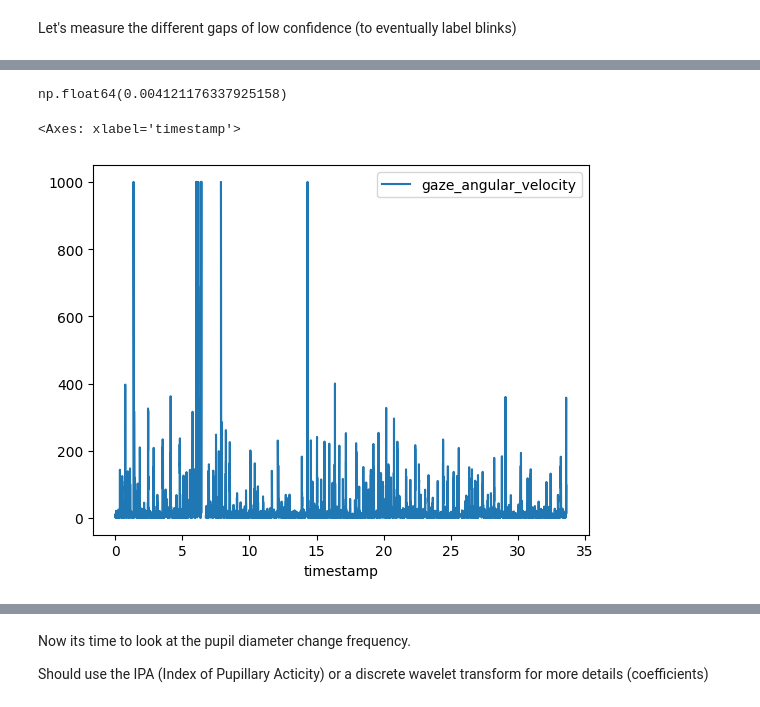
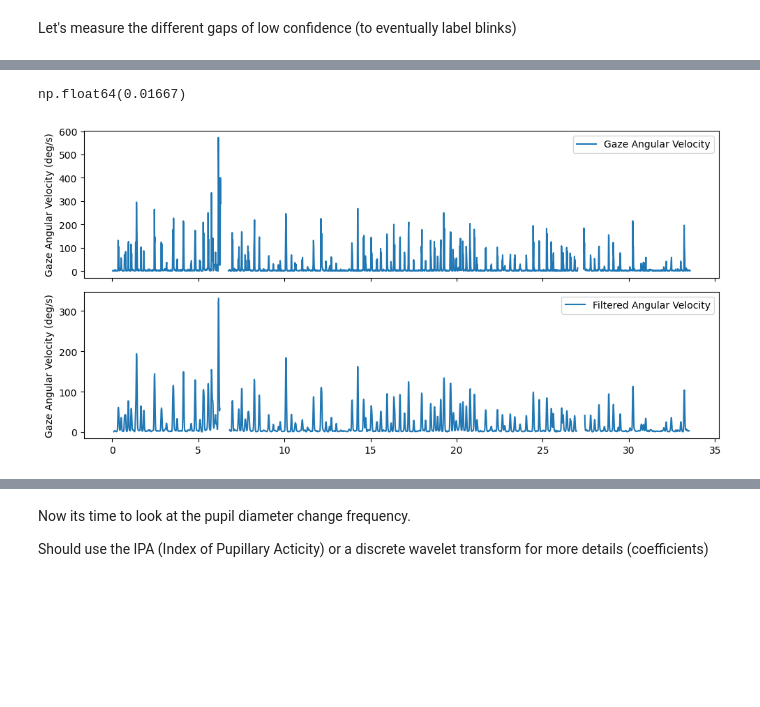
Before and after one commit to Alex0021/thesis-adaptive-swarm-interfaces, a Jupyter notebook: research/cognitive_load_models/notebooks/01_explore_datasets.ipynb, the cells around one changed output, grey strips where cells are left out. Saved outputs shown, nothing was run; the diff lists cells and outputs as text; code cells hidden in the pictures; blank space fills up the shorter version.

```diff
--- a/research/cognitive_load_models/notebooks/01_explore_datasets.ipynb
+++ b/research/cognitive_load_models/notebooks/01_explore_datasets.ipynb
@@ -464,26 +345,26 @@ Name: (id, min), dtype: int64
 # %%
 # Lets remove the last samples because meaningless here
-inter_merged_eye_df = pd.merge(inter_pupil_df[['timestamp', 'pupil_diameter_mm', 'interpolated']], interpolated_gaze_df, on='timestamp', how='inner', suffixes=('_pupil', '_gaze'))
-inter_merged_eye_df = inter_merged_eye_df[:-50]
+inter_merged_eye_df = pd.merge(inter_pupil_df[['timestamp', 'pupil_diameter_mm', 'interpolated', 'pupil_confidence']], interpolated_gaze_df, on='timestamp', how='inner', suffixes=('_pupil', '_gaze'))
+inter_merged_eye_df = inter_merged_eye_df[:-10]
 print(f"Final samples number for interpolated gaze & pupil: {len(inter_merged_eye_df)}")
 
 fig, axs = plt.subplots(2,1,figsize=(10, 5), sharex=True)
 axs[0].plot(inter_merged_eye_df['timestamp'], inter_merged_eye_df['gaze_angle_delta_deg'])
-inter_merged_eye_df['transistion_gaze'] = inter_merged_eye_df['interpolated_gaze'] != inter_merged_eye_df['interpolated_gaze'].shift(1)
-grouped_eye_data = inter_merged_eye_df.groupby(inter_merged_eye_df['transistion_gaze'].cumsum())
-for name, group in grouped_eye_data:
-    if group.iloc[0]['interpolated_gaze']:
-        axs[0].plot(group['timestamp'], group['gaze_angle_delta_deg'], color='orange')
+# inter_merged_eye_df['transistion_gaze'] = inter_merged_eye_df['interpolated_gaze'] != inter_merged_eye_df['interpolated_gaze'].shift(1)
+# grouped_eye_data = inter_merged_eye_df.groupby(inter_merged_eye_df['transistion_gaze'].cumsum())
+# for name, group in grouped_eye_data:
+#     if group.iloc[0]['interpolated_gaze']:
+#         axs[0].plot(group['timestamp'], group['gaze_angle_delta_deg'], color='orange')
 axs[0].set_ylabel('Gaze Angle Delta (deg)')
 axs[0].legend(['Original', 'Interpolated'])
 axs[1].plot(inter_merged_eye_df['timestamp'], inter_merged_eye_df['pupil_diameter_mm'])
 # axs[1].set_ylim(30, 50)
-inter_merged_eye_df['transistion_pupil'] = inter_merged_eye_df['interpolated_pupil'] != inter_merged_eye_df['interpolated_pupil'].shift(1)
+inter_merged_eye_df['transistion_pupil'] = inter_merged_eye_df['interpolated'] != inter_merged_eye_df['interpolated'].shift(1)
 grouped_pupil_data = inter_merged_eye_df.groupby(inter_merged_eye_df['transistion_pupil'].cumsum())
 for name, group in grouped_pupil_data:
-    if group.iloc[0]['interpolated_pupil']:
+    if group.iloc[0]['interpolated']:
         axs[1].plot(group['timestamp'], group['pupil_diameter_mm'], color='orange')
-inter_merged_eye_df.drop(columns=['transistion_gaze', 'transistion_pupil'], inplace=True)
+inter_merged_eye_df.drop(columns=['transistion_pupil'], inplace=True)
 plt.tight_layout()
 plt.show()
 # %% [output]
@@ -492,33 +497,57 @@ Final samples number for interpolated gaze & pupil: 8160
 # %%
 def calculate_angular_velocity(gaze_df, absolute=True, LIMITS=(-1000, 1000)):
     if 'gaze_angle_delta_deg' not in gaze_df.columns:
         raise ValueError("gaze_df must contain 'gaze_angle_delta_deg' column")
 
     gaze_angular_data = gaze_df[['timestamp', 'gaze_angle_delta_deg']].copy()
     gaze_angular_data['prev_gaze_angle_delta_deg'] = gaze_angular_data['gaze_angle_delta_deg'].shift(1)
     gaze_angular_data['delta_time'] = (gaze_angular_data['timestamp'] - gaze_angular_data['timestamp'].shift(1))
     display(gaze_angular_data['delta_time'].mean())
 
     def angular_velocity(row):
         if pd.isna(row['prev_gaze_angle_delta_deg']) or pd.isna(row['gaze_angle_delta_deg']):
             return np.nan
         delta_angle = row['gaze_angle_delta_deg'] - row['prev_gaze_angle_delta_deg']
         delta_time = row['delta_time']
         if delta_time == 0:
             return np.nan
         angular_velocity = delta_angle / delta_time
         angular_velocity = np.clip(angular_velocity, LIMITS[0], LIMITS[1])
         return abs(angular_velocity) if absolute else angular_velocity
 
     gaze_angular_data['gaze_angular_velocity'] = gaze_angular_data.apply(angular_velocity, axis=1)
     return gaze_angular_data['gaze_angular_velocity']
 
-interpolated_gaze_df['gaze_angular_velocity'] = calculate_angular_velocity(interpolated_gaze_df, absolute=True)
-interpolated_gaze_df.plot('timestamp', 'gaze_angular_velocity')
+interpolated_eye_data_df['gaze_angular_velocity'] = calculate_angular_velocity(interpolated_eye_data_df, absolute=True)
+fig, axs = plt.subplots(2,1,figsize=(10, 5), sharex=True)
+axs[0].plot(interpolated_eye_data_df['timestamp'], interpolated_eye_data_df['gaze_angular_velocity'])
+axs[0].set_ylabel('Gaze Angular Velocity (deg/s)')
+axs[0].legend(['Gaze Angular Velocity'])
+
+# Let's filter a bit the angular velocity to remove high frequency noise
+# Using a 5-tap FIR filter
+# Since our data is gonna be real time at some point
+from scipy.signal import firwin, filtfilt
+
+def apply_fir_filter(data, column, cutoff_freq, fs, numtaps=5):
+    fir_coefficients = firwin(numtaps, cutoff_freq, fs=fs)
+    filtered_data = filtfilt(fir_coefficients, [1.0], data[column])
+    return filtered_data
+
+CUTOFF_FREQ = 10  # Hz
+FS = 60  # Hz
+TAPS = 5
+interpolated_eye_data_df['gaze_angular_velocity_filtered'] = apply_fir_filter(interpolated_eye_data_df, 'gaze_angular_velocity', CUTOFF_FREQ, FS, numtaps=TAPS)
+axs[1].plot(interpolated_eye_data_df['timestamp'], interpolated_eye_data_df['gaze_angular_velocity_filtered'])
+axs[1].set_ylabel('Gaze Angular Velocity (deg/s)')
+axs[1].legend(['Filtered Angular Velocity'])
+# axs[0].set_ylim(0,20)
+# axs[1].set_ylim(0,20)
+plt.tight_layout()
+plt.show()
 # %% [output]
-np.float64(0.004121176337925158)
+np.float64(0.01667)
-<Axes: xlabel='timestamp'>
-[figure, old version]
+[figure, new version]
 # %%
 VELOCITY_THRESH = 45
 
```
Also changed, not shown: parts of 24 cells of this notebook, 2 other files.
